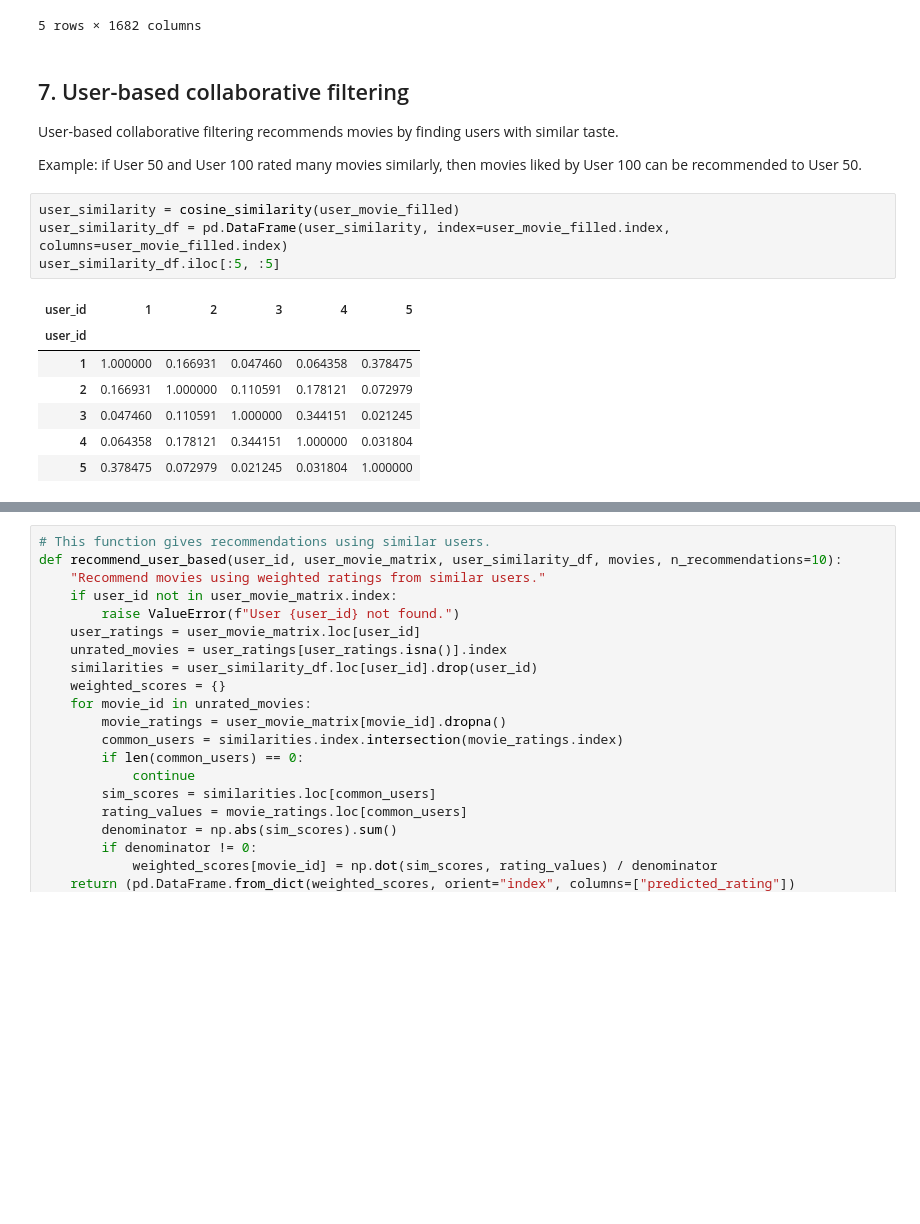
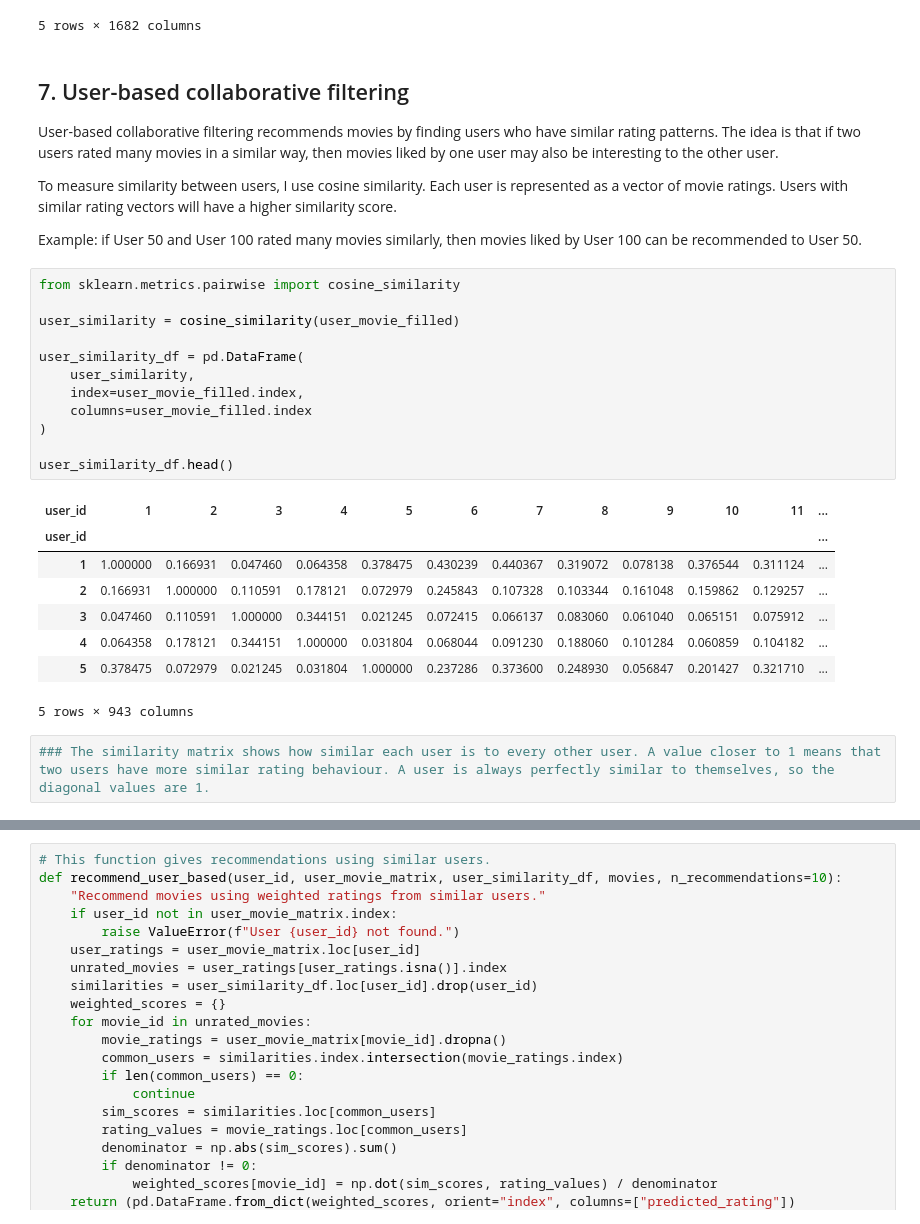
Before and after one commit to allymladenova-png/movie_recommendation, a Jupyter notebook: movie_recommendation_system.ipynb, the cells around one changed output, grey strips where cells are left out. Cells and saved outputs as stored; diff of their text form; blank space fills up the shorter version.

Commit message:
Add files via upload
user-based collaborative filtering model

```diff
--- a/movie_recommendation_system.ipynb
+++ b/movie_recommendation_system.ipynb
@@ -345,18 +337,31 @@ user_movie_filled.head()
 # %% [markdown]
 ## 7. User-based collaborative filtering
 
-User-based collaborative filtering recommends movies by finding users with similar taste.
+User-based collaborative filtering recommends movies by finding users who have similar rating patterns. The idea is that if two users rated many movies in a similar way, then movies liked by one user may also be interesting to the other user.
+
+To measure similarity between users, I use cosine similarity. Each user is represented as a vector of movie ratings. Users with similar rating vectors will have a higher similarity score.
 
 Example: if User 50 and User 100 rated many movies similarly, then movies liked by User 100 can be recommended to User 50.
-# %%
-user_similarity = cosine_similarity(user_movie_filled)
-user_similarity_df = pd.DataFrame(user_similarity, index=user_movie_filled.index, columns=user_movie_filled.index)
-user_similarity_df.iloc[:5, :5]
-# %% [output]
-| user_id | 1 | 2 | 3 | 4 | 5 |
-| user_id |  |  |  |  |  |
-| 1 | 1.000000 | 0.166931 | 0.047460 | 0.064358 | 0.378475 |
-| 2 | 0.166931 | 1.000000 | 0.110591 | 0.178121 | 0.072979 |
-| 3 | 0.047460 | 0.110591 | 1.000000 | 0.344151 | 0.021245 |
-| 4 | 0.064358 | 0.178121 | 0.344151 | 1.000000 | 0.031804 |
-| 5 | 0.378475 | 0.072979 | 0.021245 | 0.031804 | 1.000000 |
+# %%
+from sklearn.metrics.pairwise import cosine_similarity
+
+user_similarity = cosine_similarity(user_movie_filled)
+
+user_similarity_df = pd.DataFrame(
+    user_similarity,
+    index=user_movie_filled.index,
+    columns=user_movie_filled.index
+)
+
+user_similarity_df.head()
+# %% [output]
+| user_id | 1 | 2 | 3 | 4 | 5 | 6 | 7 | 8 | 9 | 10 | 11 | ... |
+| user_id |  |  |  |  |  |  |  |  |  |  |  | ... |
+| 1 | 1.000000 | 0.166931 | 0.047460 | 0.064358 | 0.378475 | 0.430239 | 0.440367 | 0.319072 | 0.078138 | 0.376544 | 0.311124 | ... |
+| 2 | 0.166931 | 1.000000 | 0.110591 | 0.178121 | 0.072979 | 0.245843 | 0.107328 | 0.103344 | 0.161048 | 0.159862 | 0.129257 | ... |
+| 3 | 0.047460 | 0.110591 | 1.000000 | 0.344151 | 0.021245 | 0.072415 | 0.066137 | 0.083060 | 0.061040 | 0.065151 | 0.075912 | ... |
+| 4 | 0.064358 | 0.178121 | 0.344151 | 1.000000 | 0.031804 | 0.068044 | 0.091230 | 0.188060 | 0.101284 | 0.060859 | 0.104182 | ... |
+| 5 | 0.378475 | 0.072979 | 0.021245 | 0.031804 | 1.000000 | 0.237286 | 0.373600 | 0.248930 | 0.056847 | 0.201427 | 0.321710 | ... |
+5 rows × 943 columns
+# %%
+### The similarity matrix shows how similar each user is to every other user. A value closer to 1 means that two users have more similar rating behaviour. A user is always perfectly similar to themselves, so the diagonal values are 1.
```
Also changed, not shown: parts of 4 cells of this notebook.
